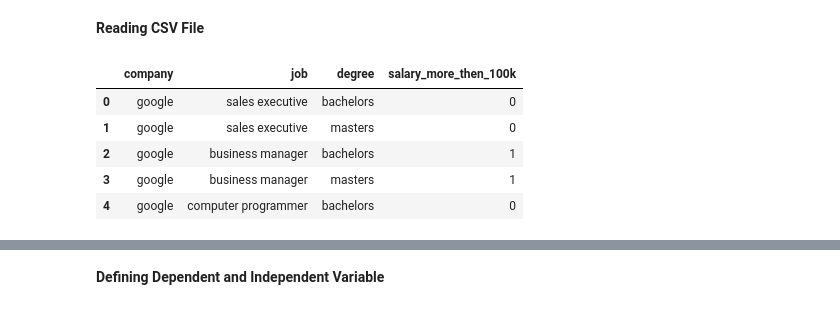
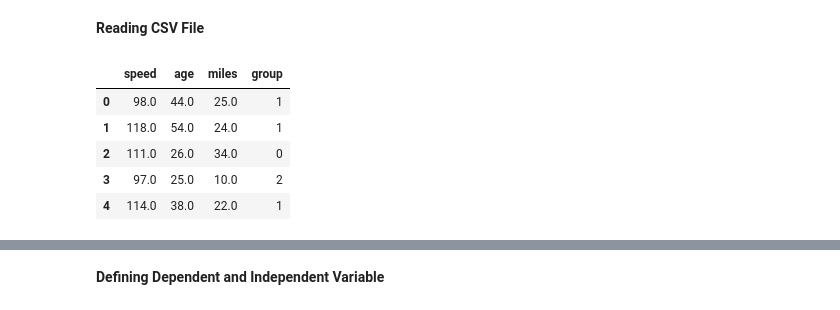
Before and after one commit to prabigya-pathak108/MachineLearningAlgorithmsPractice, a Jupyter notebook: DecisionTree/Decision Tree.ipynb, the cells around one changed output, grey strips where cells are left out. Drawn from its saved outputs; the diff is of its cells as text; code cells hidden in the pictures.

```diff
--- a/DecisionTree/Decision Tree.ipynb
+++ b/DecisionTree/Decision Tree.ipynb
@@ -7,12 +55,12 @@ import pandas as pd
 # %% [markdown]
 **Reading CSV File**
 # %%
-df = pd.read_csv("salaries.csv")
+df = pd.read_csv('./insurance-customers-1500.csv', sep=';')
 df.head()
 # %% [output]
-|  | company | job | degree | salary_more_then_100k |
-| 0 | google | sales executive | bachelors | 0 |
-| 1 | google | sales executive | masters | 0 |
-| 2 | google | business manager | bachelors | 1 |
-| 3 | google | business manager | masters | 1 |
-| 4 | google | computer programmer | bachelors | 0 |
+|  | speed | age | miles | group |
+| 0 | 98.0 | 44.0 | 25.0 | 1 |
+| 1 | 118.0 | 54.0 | 24.0 | 1 |
+| 2 | 111.0 | 26.0 | 34.0 | 0 |
+| 3 | 97.0 | 25.0 | 10.0 | 2 |
+| 4 | 114.0 | 38.0 | 22.0 | 1 |
```
Also changed, not shown: parts of 34 cells of this notebook.
